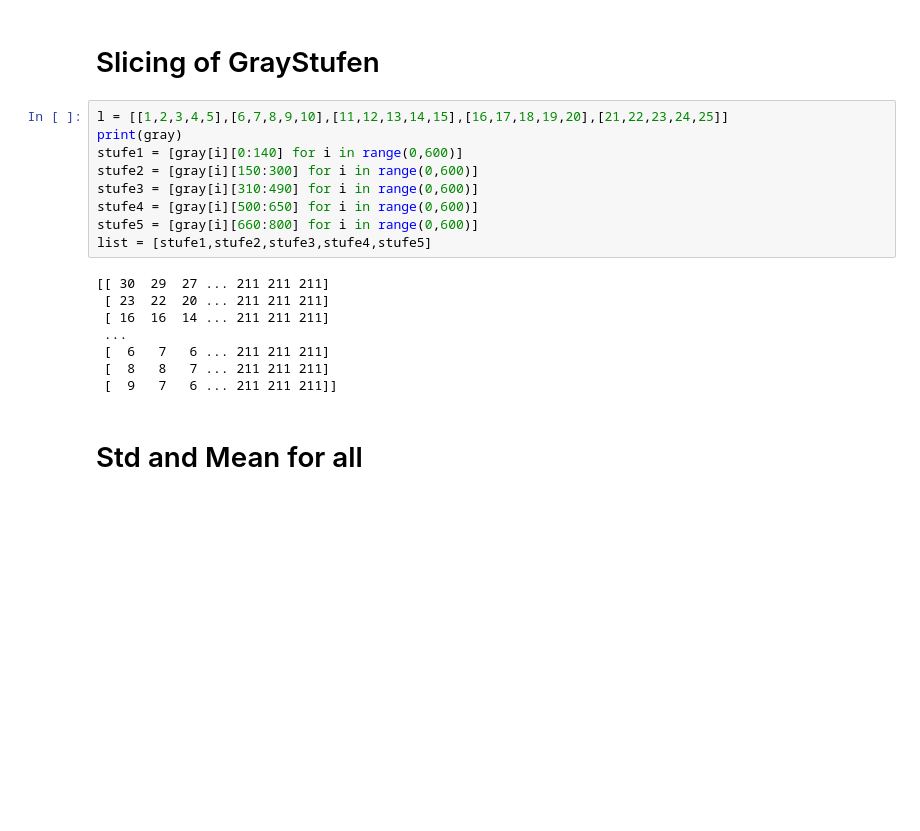
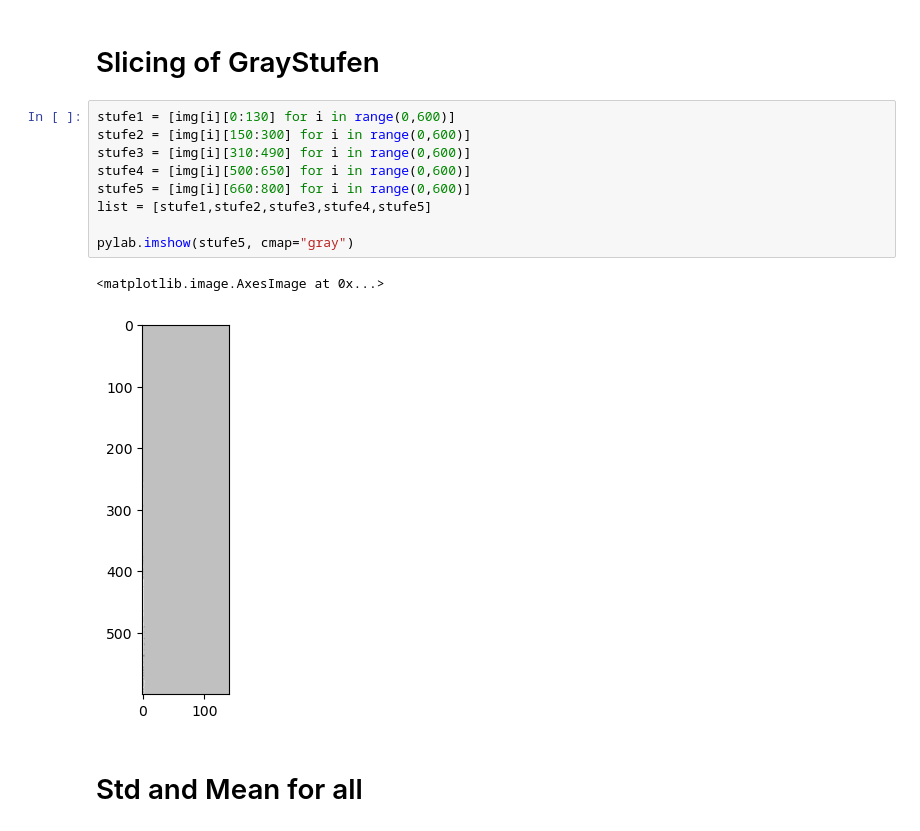
Before and after one commit to hannesbrugger/Signale-und-Systeme, a Jupyter notebook: Versuch2/versuch-2.ipynb, the cells around one changed output. Drawn from its saved outputs; the diff is of its cells as text; blank space fills up the shorter version.

```diff
--- a/Versuch2/versuch-2.ipynb
+++ b/Versuch2/versuch-2.ipynb
@@ -26,22 +31,17 @@ plt.imshow(gray)
 # %% [markdown]
 # Slicing of GrayStufen
 # %%
-l = [[1,2,3,4,5],[6,7,8,9,10],[11,12,13,14,15],[16,17,18,19,20],[21,22,23,24,25]]
-print(gray)
-stufe1 = [gray[i][0:140] for i in range(0,600)]
-stufe2 = [gray[i][150:300] for i in range(0,600)]
-stufe3 = [gray[i][310:490] for i in range(0,600)]
-stufe4 = [gray[i][500:650] for i in range(0,600)]
-stufe5 = [gray[i][660:800] for i in range(0,600)]
+stufe1 = [img[i][0:130] for i in range(0,600)]
+stufe2 = [img[i][150:300] for i in range(0,600)]
+stufe3 = [img[i][310:490] for i in range(0,600)]
+stufe4 = [img[i][500:650] for i in range(0,600)]
+stufe5 = [img[i][660:800] for i in range(0,600)]
 list = [stufe1,stufe2,stufe3,stufe4,stufe5]
+
+pylab.imshow(stufe5, cmap="gray")
 # %% [output]
-[[ 30  29  27 ... 211 211 211]
- [ 23  22  20 ... 211 211 211]
- [ 16  16  14 ... 211 211 211]
- ...
- [  6   7   6 ... 211 211 211]
- [  8   8   7 ... 211 211 211]
- [  9   7   6 ... 211 211 211]]
+<matplotlib.image.AxesImage at 0x...>
+[figure, added]
 # %% [markdown]
 # Std and Mean for all
 # %%
```
Also changed, not shown: parts of 20 cells of this notebook.
